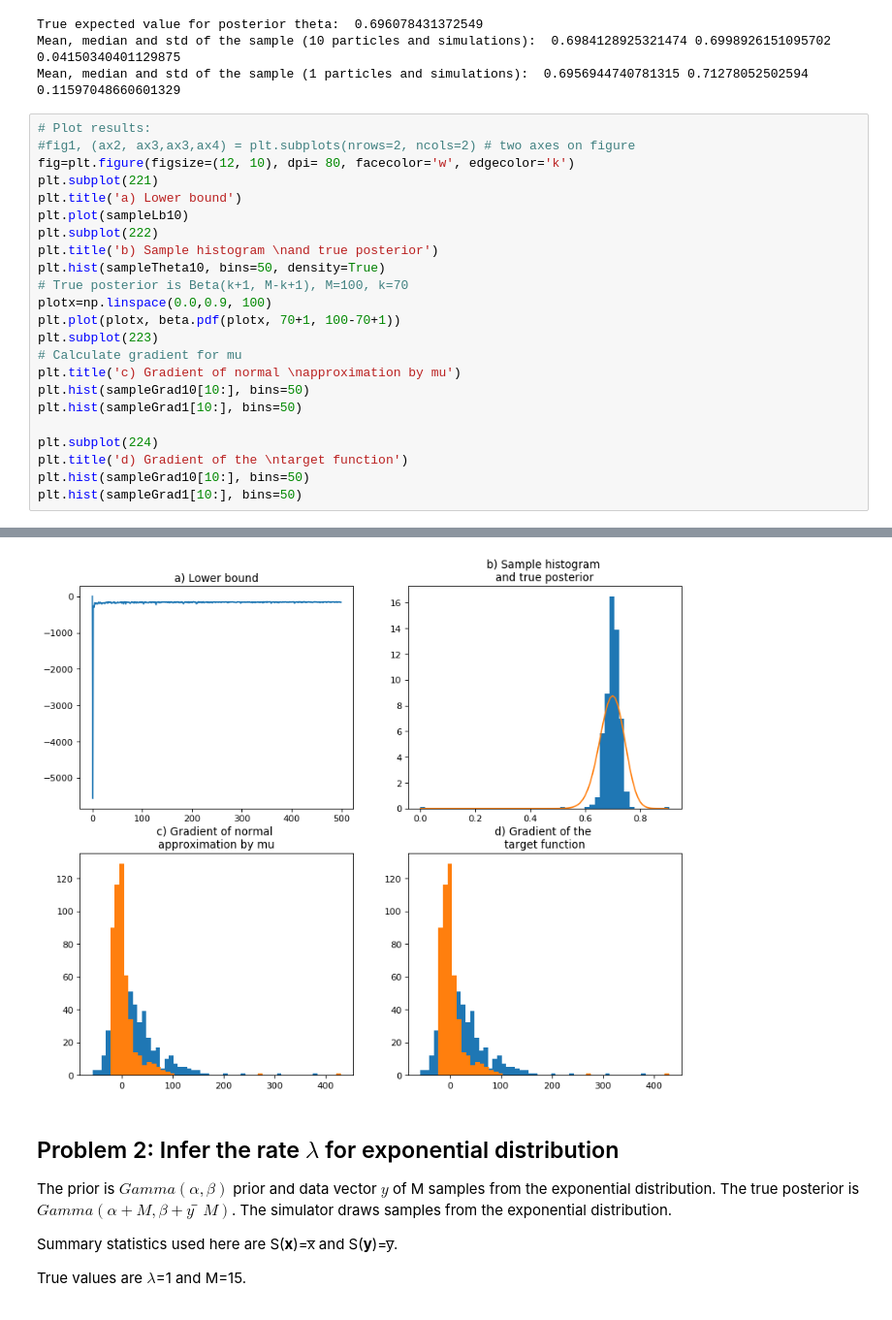
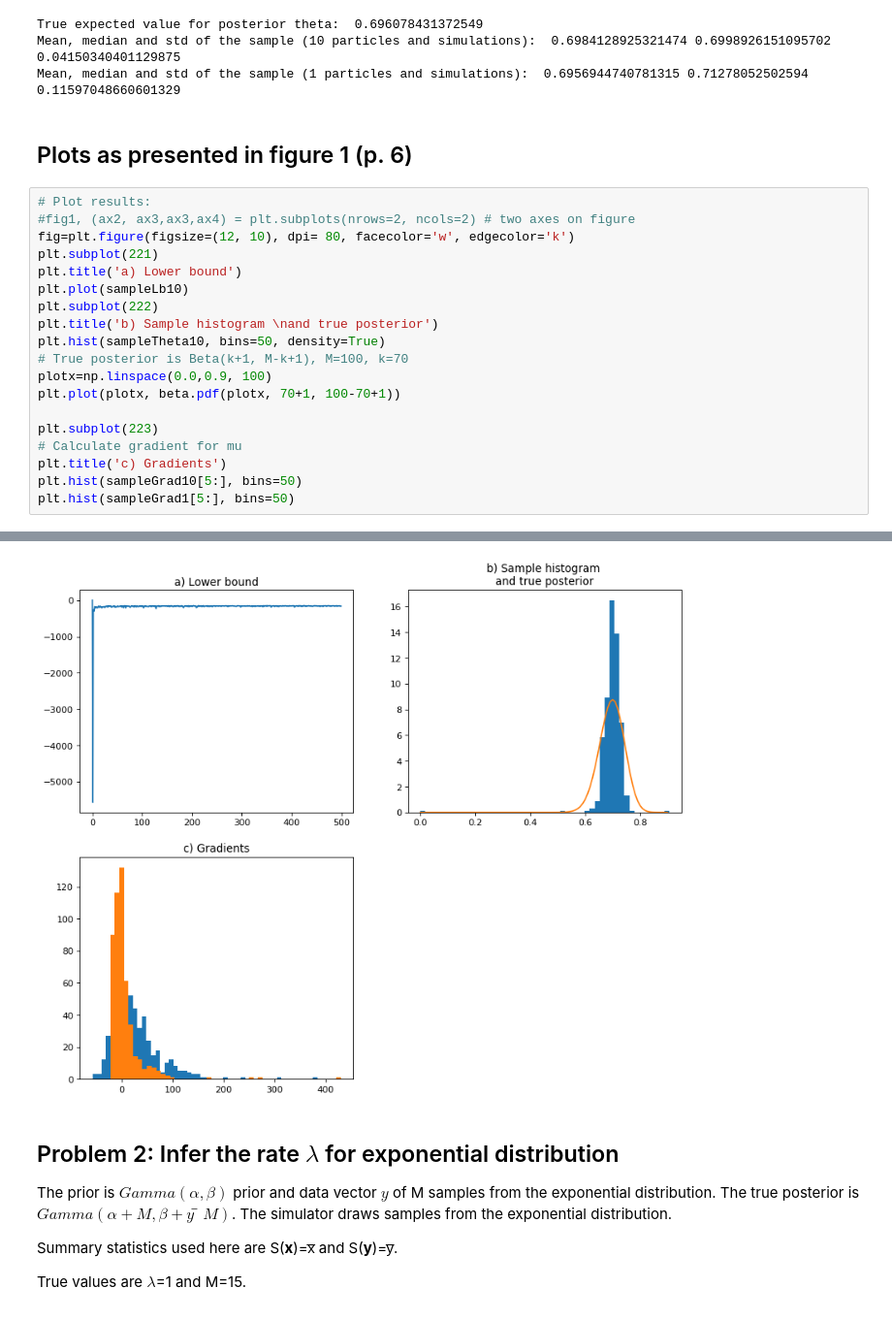
Before and after one commit to suvivainio/cs2, a Jupyter notebook: Automatic Variational ABC.ipynb, the cells around one changed output, grey strips where cells are left out. Shown: that part at 97% size. Cells and saved outputs as stored; diff of their text form.

```diff
--- a/Automatic Variational ABC.ipynb
+++ b/Automatic Variational ABC.ipynb
@@ -131,6 +157,8 @@ print('Mean, median and std of the sample (1 particles and simulations): ', np.m
 True expected value for posterior theta:  0.696078431372549
 Mean, median and std of the sample (10 particles and simulations):  0.6984128925321474 0.6998926151095702 0.04150340401129875
 Mean, median and std of the sample (1 particles and simulations):  0.6956944740781315 0.71278052502594 0.11597048660601329
+# %% [markdown]
+## Plots as presented in figure 1 (p. 6)
 # %%
 # Plot results:
 #fig1, (ax2, ax3,ax3,ax4) = plt.subplots(nrows=2, ncols=2) # two axes on figure
@@ -144,14 +172,10 @@ plt.hist(sampleTheta10, bins=50, density=True)
 # True posterior is Beta(k+1, M-k+1), M=100, k=70
 plotx=np.linspace(0.0,0.9, 100)
 plt.plot(plotx, beta.pdf(plotx, 70+1, 100-70+1))
+
 plt.subplot(223)
 # Calculate gradient for mu
-plt.title('c) Gradient of normal \napproximation by mu')
-plt.hist(sampleGrad10[10:], bins=50)
-plt.hist(sampleGrad1[10:], bins=50)
-
-plt.subplot(224)
-plt.title('d) Gradient of the \ntarget function')
-plt.hist(sampleGrad10[10:], bins=50)
-plt.hist(sampleGrad1[10:], bins=50)
+plt.title('c) Gradients')
+plt.hist(sampleGrad10[5:], bins=50)
+plt.hist(sampleGrad1[5:], bins=50)
 # %% [output]
@@ -161,20 +185,20 @@ plt.hist(sampleGrad1[10:], bins=50)
           0.,   0.,   0.,   0.,   0.,   0.,   0.,   0.,   0.,   0.,   0.,
           0.,   0.,   0.,   0.,   0.,   1.]),
  array([-22.77440483, -13.72192376,  -4.66944269,   4.38303838,
          13.43551946,  22.48800053,  31.5404816 ,  40.59296267,
          49.64544374,  58.69792481,  67.75040588,  76.80288695,
          85.85536803,  94.9078491 , 103.96033017, 113.01281124,
         122.06529231, 131.11777338, 140.17025445, 149.22273553,
         158.2752166 , 167.32769767, 176.38017874, 185.43265981,
         194.48514088, 203.53762195, 212.59010302, 221.6425841 ,
         230.69506517, 239.74754624, 248.80002731, 257.85250838,
         266.90498945, 275.95747052, 285.00995159, 294.06243267,
         303.11491374, 312.16739481, 321.21987588, 330.27235695,
         339.32483802, 348.37731909, 357.42980017, 366.48228124,
         375.53476231, 384.58724338, 393.63972445, 402.69220552,
         411.74468659, 420.79716766, 429.84964874]),
  <a list of 50 Patch objects>)
-[figure, old version]
+[figure, new version]
 # %% [markdown]
 ## Problem 2: Infer the rate $\lambda$ for exponential distribution
 The prior is $Gamma(\alpha, \beta)$ prior and data vector $y$ of M samples from the exponential distribution. The true posterior is $Gamma(\alpha+M, \beta+y̅M)$. The simulator draws samples from the exponential distribution.
```
Also changed, not shown: parts of 6 cells of this notebook, 1 other file.
